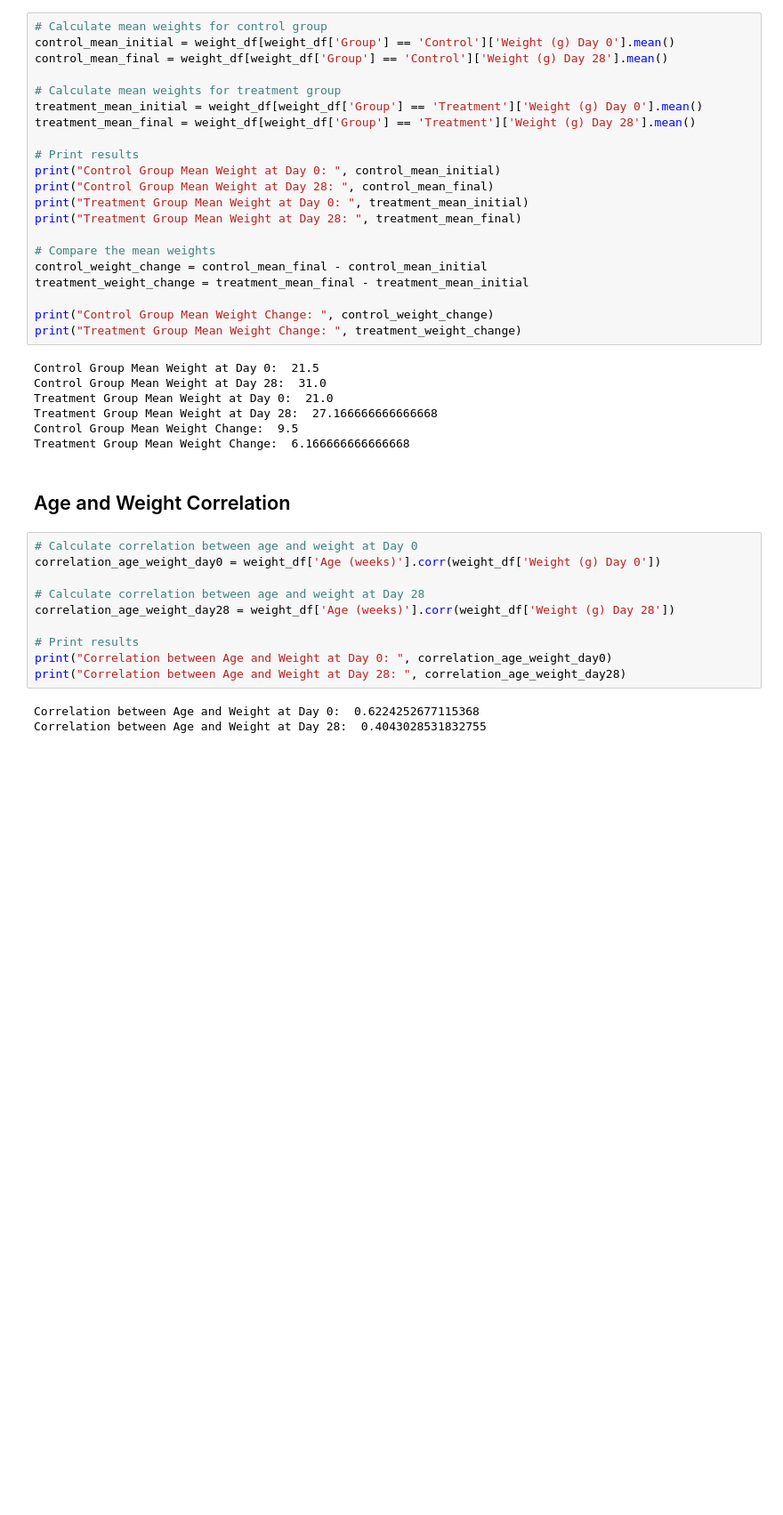
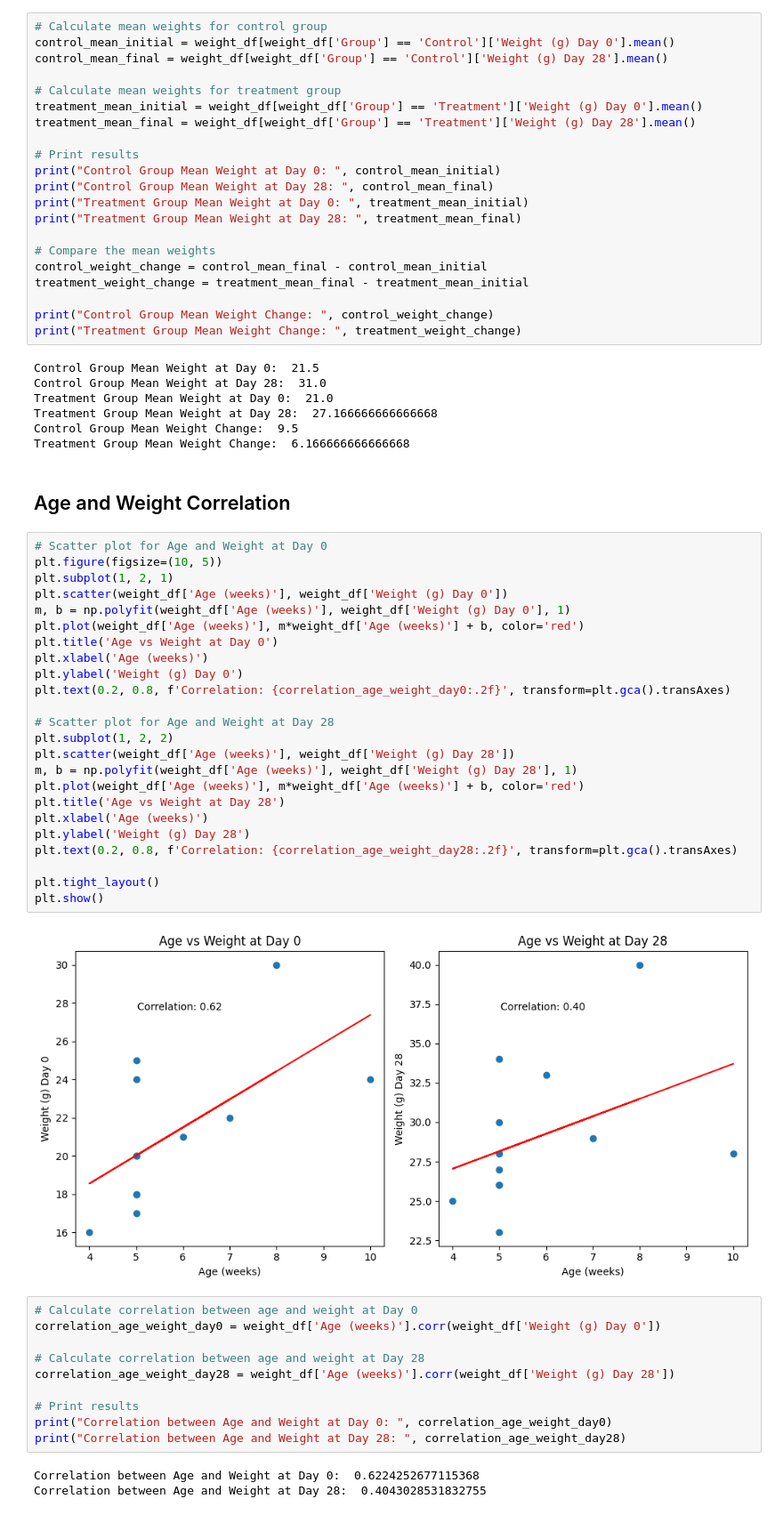
Before and after one commit to Gbekoilias/ResearchSkills-MIC11107-Assessment, a Jupyter notebook: Study 1/.ipynb, the cells around one changed output. Shown at 89% size. Cells and saved outputs as stored; diff of their text form; blank space fills up the shorter version.

```diff
--- a/Study 1/.ipynb
+++ b/Study 1/.ipynb
@@ -113,6 +128,32 @@ Control Group Mean Weight Change:  9.5
 Treatment Group Mean Weight Change:  6.166666666666668
 # %% [markdown]
 ## Age and Weight Correlation
+# %%
+# Scatter plot for Age and Weight at Day 0
+plt.figure(figsize=(10, 5))
+plt.subplot(1, 2, 1)
+plt.scatter(weight_df['Age (weeks)'], weight_df['Weight (g) Day 0'])
+m, b = np.polyfit(weight_df['Age (weeks)'], weight_df['Weight (g) Day 0'], 1)
+plt.plot(weight_df['Age (weeks)'], m*weight_df['Age (weeks)'] + b, color='red')
+plt.title('Age vs Weight at Day 0')
+plt.xlabel('Age (weeks)')
+plt.ylabel('Weight (g) Day 0')
+plt.text(0.2, 0.8, f'Correlation: {correlation_age_weight_day0:.2f}', transform=plt.gca().transAxes)
+
+# Scatter plot for Age and Weight at Day 28
+plt.subplot(1, 2, 2)
+plt.scatter(weight_df['Age (weeks)'], weight_df['Weight (g) Day 28'])
+m, b = np.polyfit(weight_df['Age (weeks)'], weight_df['Weight (g) Day 28'], 1)
+plt.plot(weight_df['Age (weeks)'], m*weight_df['Age (weeks)'] + b, color='red')
+plt.title('Age vs Weight at Day 28')
+plt.xlabel('Age (weeks)')
+plt.ylabel('Weight (g) Day 28')
+plt.text(0.2, 0.8, f'Correlation: {correlation_age_weight_day28:.2f}', transform=plt.gca().transAxes)
+
+plt.tight_layout()
+plt.show()
+# %% [output]
+[figure, added]
 # %%
 # Calculate correlation between age and weight at Day 0
 correlation_age_weight_day0 = weight_df['Age (weeks)'].corr(weight_df['Weight (g) Day 0'])
```
Also changed, not shown: parts of 7 cells of this notebook, 5 other files.
